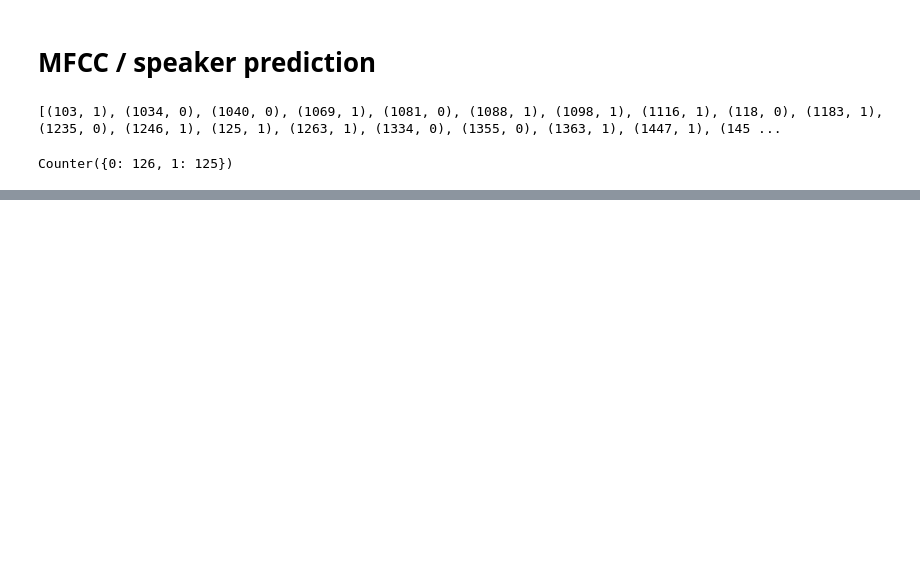
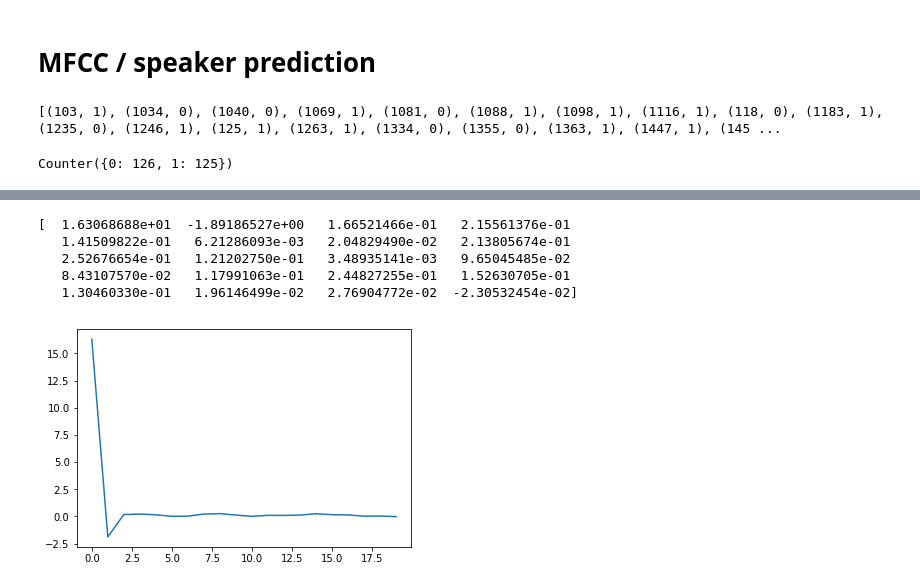
Before and after one commit to 0225kazuki/lstm_for_meetup, a Jupyter notebook: MFCC.ipynb, the cells around one changed output, grey strips where cells are left out. Cells and saved outputs as stored; diff of their text form; code cells hidden in the pictures; blank space fills up the shorter version.

```diff
--- a/MFCC.ipynb
+++ b/MFCC.ipynb
@@ -224,0 +269,12 @@ plt.show()
+# %%
+print(mfcc(x_train[0], len(x_train[0]),16000, 20))
+plt.figure()
+plt.plot(mfcc(x_train[0], len(x_train[0]),16000, 20))
+plt.show()
+# %% [output]
+[  1.63068688e+01  -1.89186527e+00   1.66521466e-01   2.15561376e-01
+   1.41509822e-01   6.21286093e-03   2.04829490e-02   2.13805674e-01
+   2.52676654e-01   1.21202750e-01   3.48935141e-03   9.65045485e-02
+   8.43107570e-02   1.17991063e-01   2.44827255e-01   1.52630705e-01
+   1.30460330e-01   1.96146499e-02   2.76904772e-02  -2.30532454e-02]
+[figure, added]
```
Also changed, not shown: parts of 16 cells of this notebook, 2 other files.
